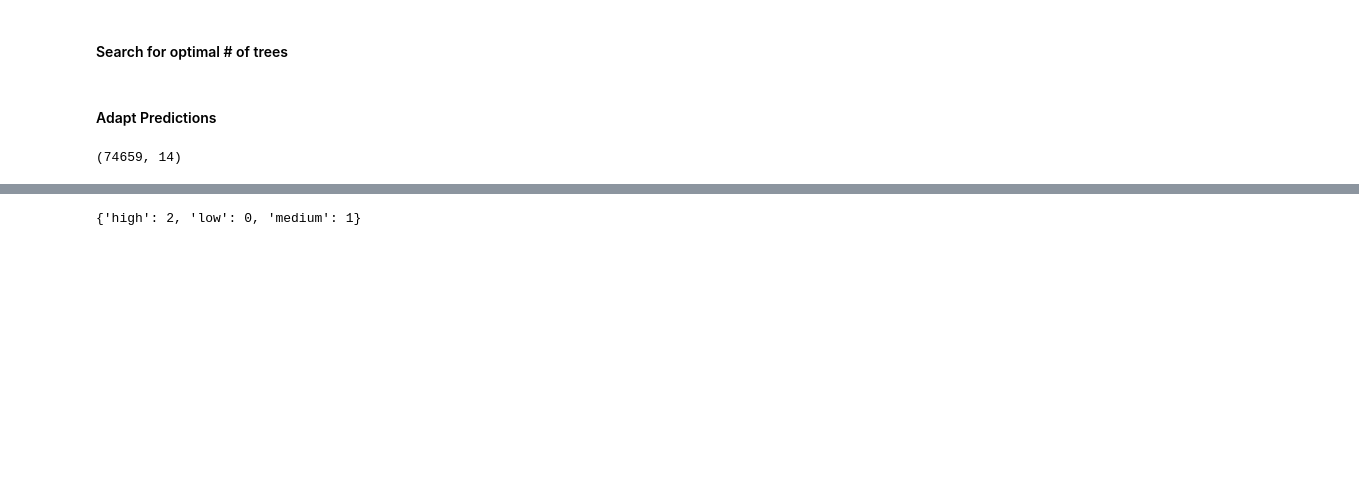
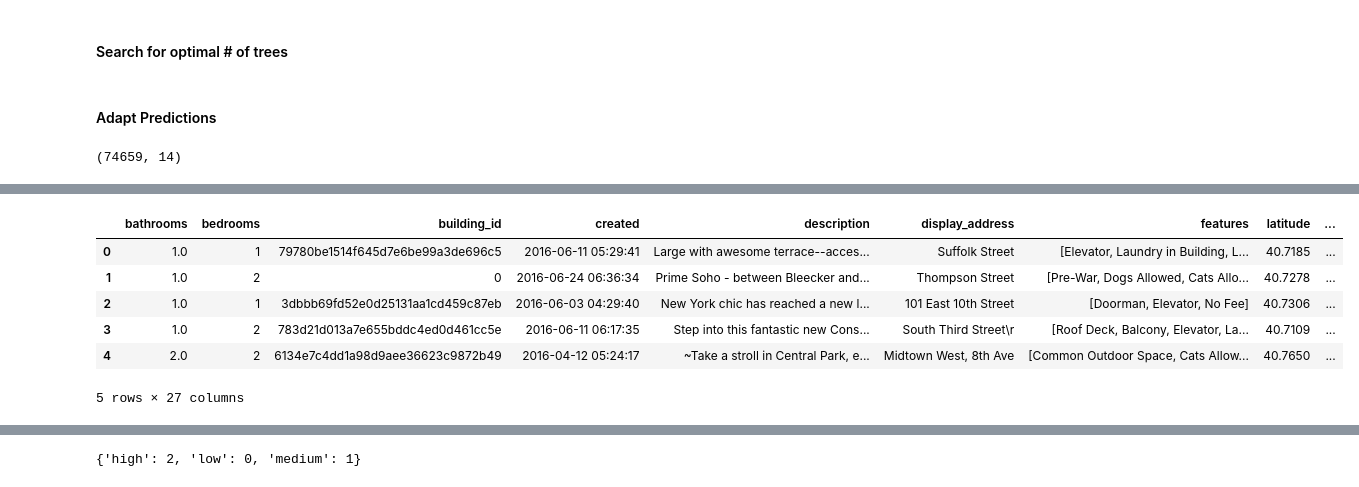
Before and after one commit to afeierman/odder-squatters, a Jupyter notebook: project-trees.ipynb, the cells around one changed output, grey strips where cells are left out. Saved outputs shown, nothing was run; the diff lists cells and outputs as text; code cells hidden in the pictures; blank space fills up the shorter version.

```diff
--- a/project-trees.ipynb
+++ b/project-trees.ipynb
@@ -264,0 +361,8 @@ test["created_day"] = test["created"].dt.day
+# %%
+test['no_fee'] = [1 if ("No Fee" in x) else(0) for x in test.features]
+# %%
+# add the features computed on the training dataset to the validation dataset
+test = test.merge(temp.reset_index(),how='left', left_on='manager_id', right_on='manager_id')
+new_manager_ixes = test['high_frac'].isnull()
+test.loc[new_manager_ixes,['high_frac','low_frac', 'medium_frac','manager_skill']] = mean_values.values
+test.columns
@@ -265 +384,18 @@ test["created_day"] = test["created"].dt.day
+# %%
+add_count = test.groupby('manager_id').count().iloc[:,1]
+add_count = pd.DataFrame(add_count)
+add_count['count'] = add_count.bedrooms
+del add_count['bedrooms']
+# %%
+test = test.merge(add_count,how='left', left_on='manager_id', right_index=True)
+# %%
+test.head()
+# %% [output]
+|  | bathrooms | bedrooms | building_id | created | description | display_address | features | latitude | ... |
+| 0 | 1.0 | 1 | 79780be1514f645d7e6be99a3de696c5 | 2016-06-11 05:29:41 | Large with awesome terrace--acces... | Suffolk Street | [Elevator, Laundry in Building, L... | 40.7185 | ... |
+| 1 | 1.0 | 2 | 0 | 2016-06-24 06:36:34 | Prime Soho - between Bleecker and... | Thompson Street | [Pre-War, Dogs Allowed, Cats Allo... | 40.7278 | ... |
+| 2 | 1.0 | 1 | 3dbbb69fd52e0d25131aa1cd459c87eb | 2016-06-03 04:29:40 | New York chic has reached a new l... | 101 East 10th Street | [Doorman, Elevator, No Fee] | 40.7306 | ... |
+| 3 | 1.0 | 2 | 783d21d013a7e655bddc4ed0d461cc5e | 2016-06-11 06:17:35 | Step into this fantastic new Cons... | South Third Street\r | [Roof Deck, Balcony, Elevator, La... | 40.7109 | ... |
+| 4 | 2.0 | 2 | 6134e7c4dd1a98d9aee36623c9872b49 | 2016-04-12 05:24:17 | ~Take a stroll in Central Park, e... | Midtown West, 8th Ave | [Common Outdoor Space, Cats Allow... | 40.7650 | ... |
+5 rows × 27 columns
 # %%
```
Also changed, not shown: parts of 48 cells of this notebook, 4 other files.
